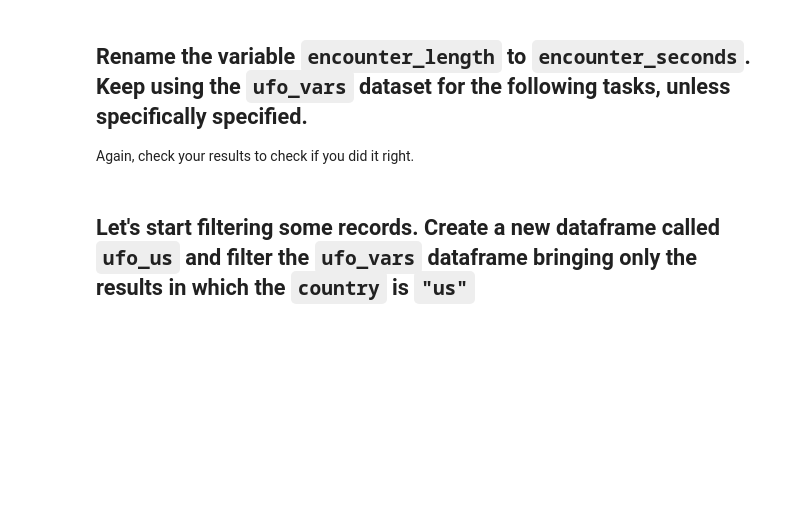
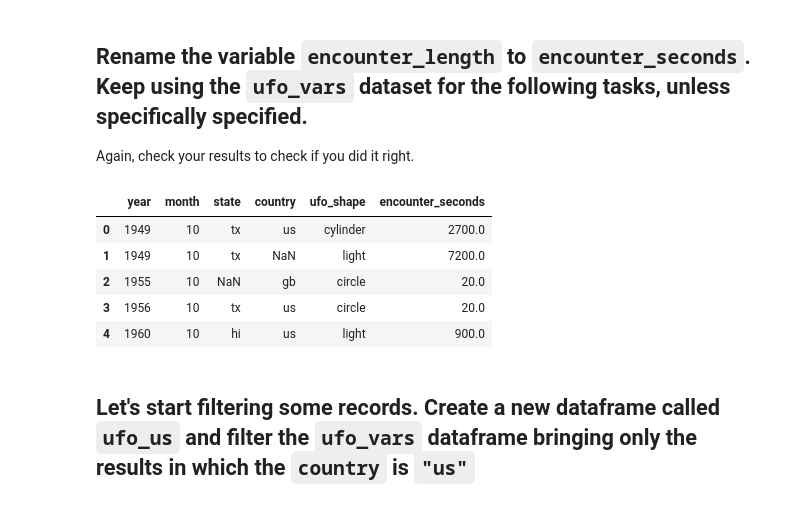
Before and after one commit to fk-oda/Labs-and-Projects-Ironhack---DTFT-2020-Jun-, a Jupyter notebook: lab_data_manipulation_part1_and_part2.ipynb, the cells around one changed output. Saved outputs shown, nothing was run; the diff lists cells and outputs as text; code cells hidden in the pictures; blank space fills up the shorter version.

```diff
--- a/lab_data_manipulation_part1_and_part2.ipynb
+++ b/lab_data_manipulation_part1_and_part2.ipynb
@@ -96,7 +96,15 @@ ufo_vars.head()
 
 Again, check your results to check if you did it right.
 # %%
-ufo.rename({'enconter_lenght':'encounter_seconds'}, axis=1, inplace=True)
+ufo_vars = ufo_vars.rename({'encounter_length':'encounter_seconds'},axis=1)
+ufo_vars.head()
+# %% [output]
+|  | year | month | state | country | ufo_shape | encounter_seconds |
+| 0 | 1949 | 10 | tx | us | cylinder | 2700.0 |
+| 1 | 1949 | 10 | tx | NaN | light | 7200.0 |
+| 2 | 1955 | 10 | NaN | gb | circle | 20.0 |
+| 3 | 1956 | 10 | tx | us | circle | 20.0 |
+| 4 | 1960 | 10 | hi | us | light | 900.0 |
 # %% [markdown]
 ## Let's start filtering some records. Create a new dataframe called `ufo_us` and filter the `ufo_vars` dataframe bringing only the results in which the `country` is `"us"`
 # %% [markdown]
```
Also changed, not shown: parts of 7 cells of this notebook.
